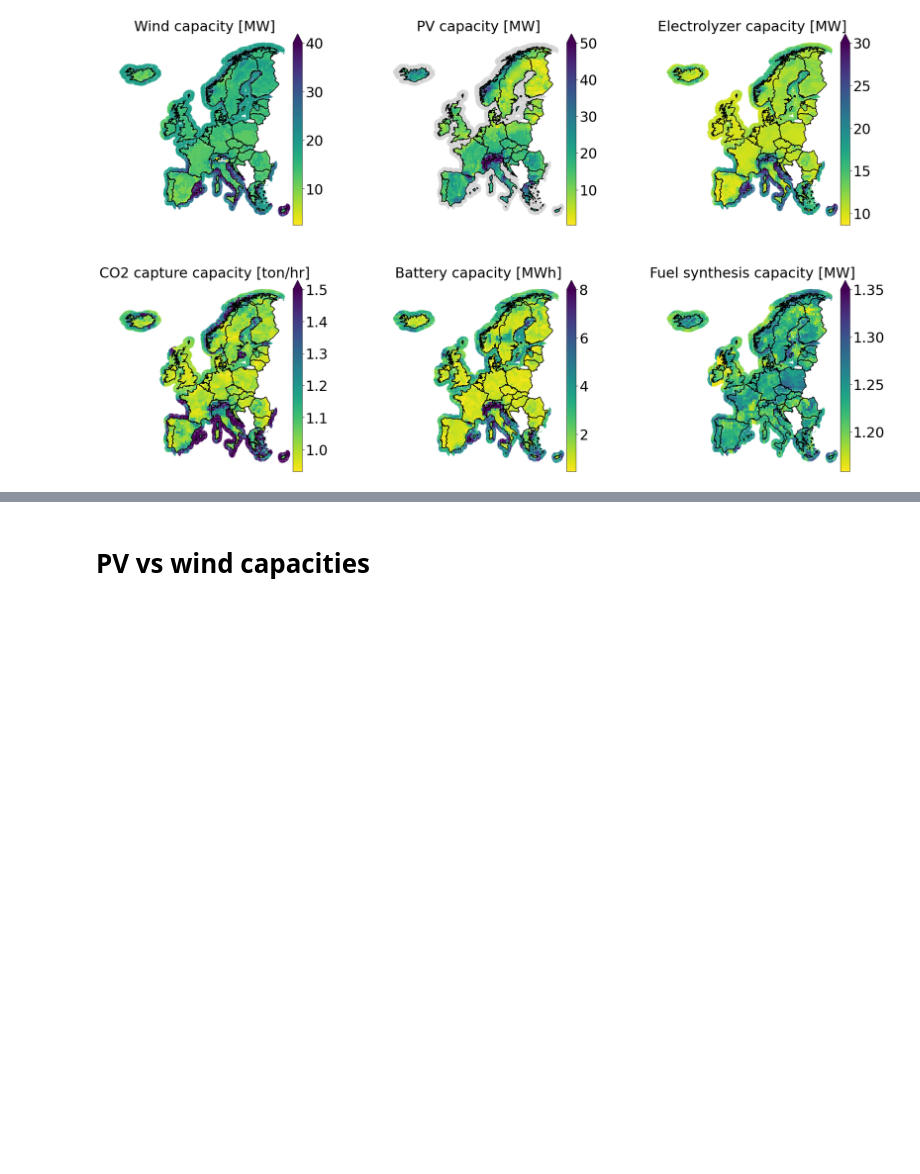
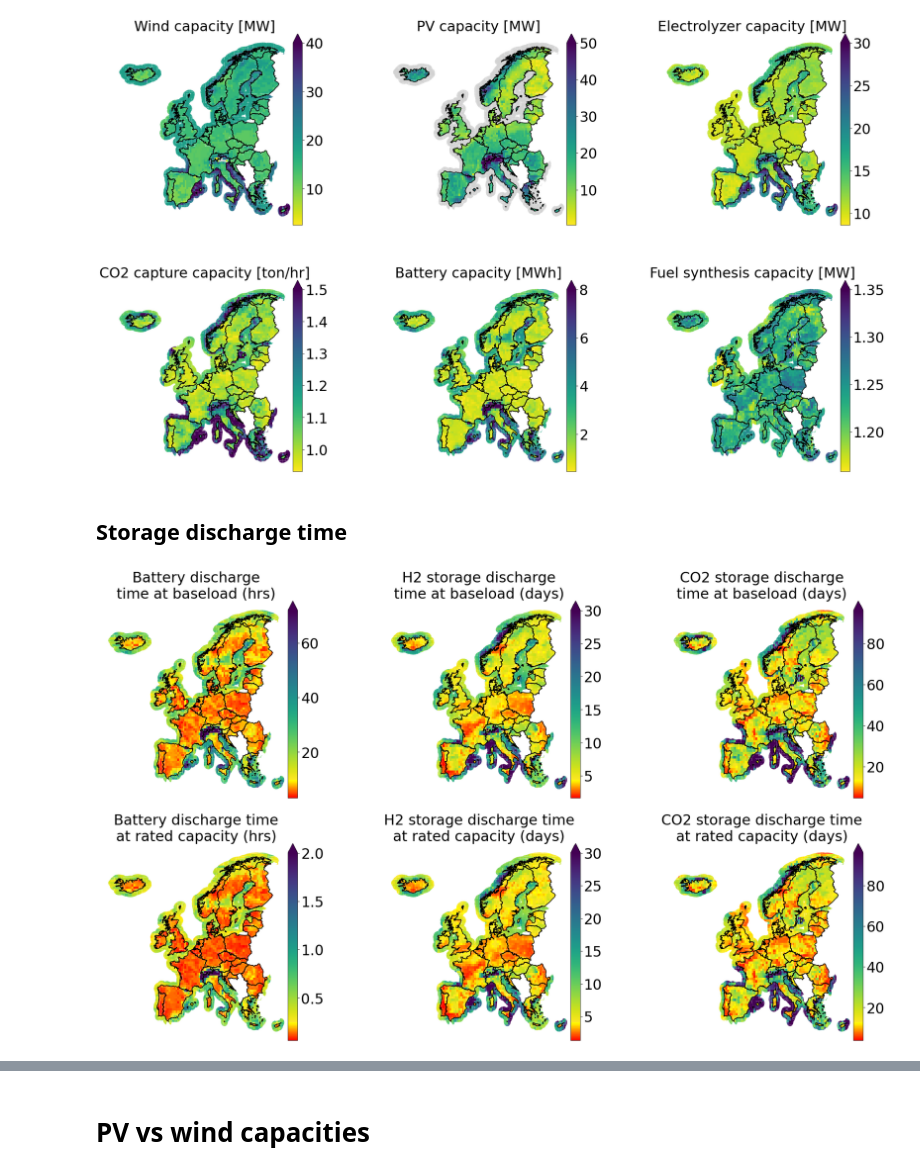
Before and after one commit to kwdseymour/EuroSAFs, a Jupyter notebook: scripts/analysis/SI_figures.ipynb, the cells around one changed output, grey strips where cells are left out. Cells and saved outputs as stored; diff of their text form; code cells hidden in the pictures; blank space fills up the shorter version.

Commit message:
Add storage discharge times for SI

```diff
--- a/scripts/analysis/SI_figures.ipynb
+++ b/scripts/analysis/SI_figures.ipynb
@@ -91,2 +91,65 @@ plt.savefig('../../gfx/component_capacities.png',dpi=400)
 # %% [output]
 [figure]
+# %% [markdown]
+## Storage discharge time
+# %%
+def transition_cmap(cmap1, cmap2, start_val, end_val, num_steps=256):
+    colors1 = plt.cm.get_cmap(cmap1, num_steps)(np.linspace(0.0, 1.0, int(num_steps/10)))
+    colors2 = plt.cm.get_cmap(cmap2, num_steps)(np.linspace(0.0, 1.0, int(num_steps*9/10)))
+
+    colors_combined = np.vstack((colors1, colors2))
+#     indices = np.linspace(start_val, end_val, num_steps)
+
+    cmap_combined = LinearSegmentedColormap.from_list('combined', colors_combined)
+
+    return cmap_combined
+
+# Create a custom colormap using viridis and turbo
+custom_cmap = transition_cmap('turbo', 'viridis_r', 0, 200)
+# %%
+baseload_el_demand = 1.6 * 0.8 * (1/8760) * 1e3 # MW. Consists of fuel production only: (fuel synthesis GWh/yr) * (80% baseload) * (1 yr / 8760 hours) * (1e3 MWh / 1 GWh)
+rated_el_demand = (56.8 + 3.1 + 5 + 1.6) * (1/8760) * 1e3 # MW. Consists of electrolysis, DAC, boiler, & fuel synthesis: (GWh/year) * (1 yr / 8760 hours) * (1e3 MWh / 1 GWh)
+baseload_h2_demand = 34.1 * 0.8 * (1/8760) * 1e3 # MW. For fuel synthesis: GWh/yr * (80% baseload)  * (1 yr / 8760 hours) * (1e3 MWh / 1 GWh)
+rated_h2_demand = 34.1 * (1/8760) * 1e3 # MW. For fuel synthesis: GWh/yr * (80% baseload)  * (1 yr / 8760 hours) * (1e3 MWh / 1 GWh)
+baseload_co2_demand = 0.228 * (34.1 * 0.8 * (1/8760) * 1e6) * (1/1e3)  # ton/hr. (CO2 to H2 input requirement kg_CO2/kWh_H2) * ((H2 demand GWh/yr) * (80% baseload) * (1 yr / 8760 hours) * (1e3 kW / 1 GW) * (1 ton / 1e3 kg)
+rated_co2_demand = 0.228 * (34.1 * (1/8760) * 1e6) * (1/1e3)  # ton/hr. (CO2 to H2 input requirement kg_CO2/kWh_H2) * ((H2 demand GWh/yr) * (1 yr / 8760 hours) * (1e6 kW / 1 GW) * (1 ton / 1e3 kg)
+
+data = data_2020_geo.copy()
+data.loc[data.battery_capacity_MWh==0,'battery_capacity_MWh'] = np.nan
+
+# Battery discharge time
+data['battery_baseload_discharge_time'] = data['battery_capacity_MWh'] / baseload_el_demand
+data['battery_rated_discharge_time'] = data['battery_capacity_MWh'] / rated_el_demand
+
+# H2 storage discharge time
+data['H2stor_baseload_discharge_time'] = data['H2stor_capacity_MWh'] / baseload_h2_demand / 24 # converted from hours to days
+data['H2stor_rated_discharge_time'] = data['H2stor_capacity_MWh'] / rated_h2_demand / 24 # converted from hours to days
+
+# CO2 storage discharge time
+data['CO2stor_baseload_discharge_time'] = data['CO2stor_capacity_ton'] / baseload_co2_demand / 24 # converted from hours to days
+data['CO2stor_rated_discharge_time'] = data['CO2stor_capacity_ton'] / rated_co2_demand / 24 # converted from hours to days
+
+metrics = {'battery_baseload_discharge_time':'Battery discharge\ntime at baseload (hrs)',
+           'H2stor_baseload_discharge_time':'H2 storage discharge\ntime at baseload (days)',
+           'CO2stor_baseload_discharge_time':'CO2 storage discharge\ntime at baseload (days)',
+           'battery_rated_discharge_time':'Battery discharge time\nat rated capacity (hrs)',
+           'H2stor_rated_discharge_time':'H2 storage discharge time\nat rated capacity (days)',
+           'CO2stor_rated_discharge_time':'CO2 storage discharge time\nat rated capacity (days)'}
+vmax_dict = {
+            'battery_baseload_discharge_time' : 72,
+             'H2stor_baseload_discharge_time' : 30,
+             'CO2stor_baseload_discharge_time' : 96,
+             'battery_rated_discharge_time' : 2,
+             'H2stor_rated_discharge_time' : 30,
+             'CO2stor_rated_discharge_time' : 96
+            }
+legend_kwds = {'extend':'max','orientation':'vertical'}
+missing_kwds = {'color':'lightgrey'}
+fontsize = 30
+custom_cmap = transition_cmap('autumn', 'viridis_r', 0, 200)
+plot_results(data=data,countries=countries,vmax_dict=vmax_dict, metrics=metrics,missing_kwds=missing_kwds,legend_kwds=legend_kwds,cmap=custom_cmap,figsize=(25,15),fontsize=fontsize)
+plt.tight_layout()
+plt.subplots_adjust(hspace=0,wspace=0.08)
+plt.savefig('../../gfx/storage_discharge_times.png',dpi=400)
+# %% [output]
+[figure, added]
```
Also changed, not shown: parts of 3 cells of this notebook, 2 other files.
